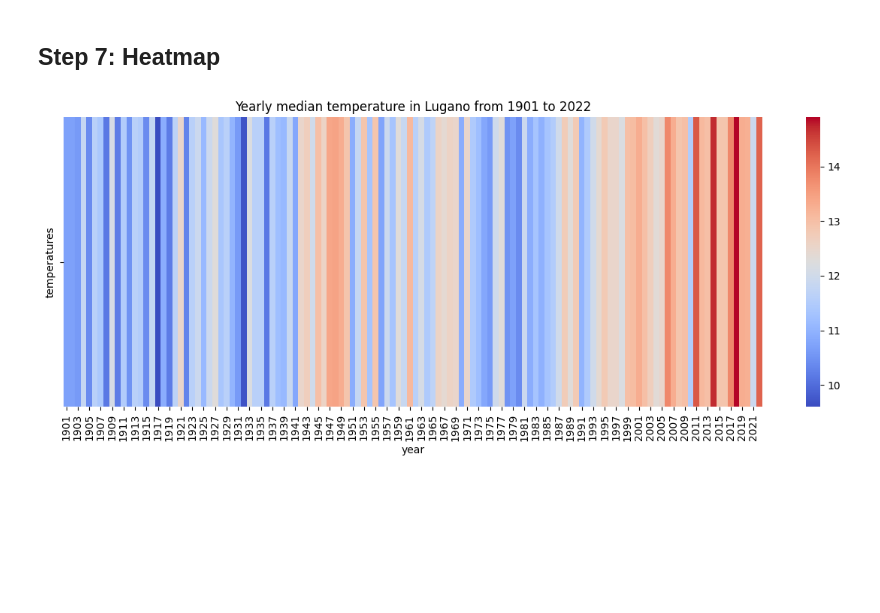
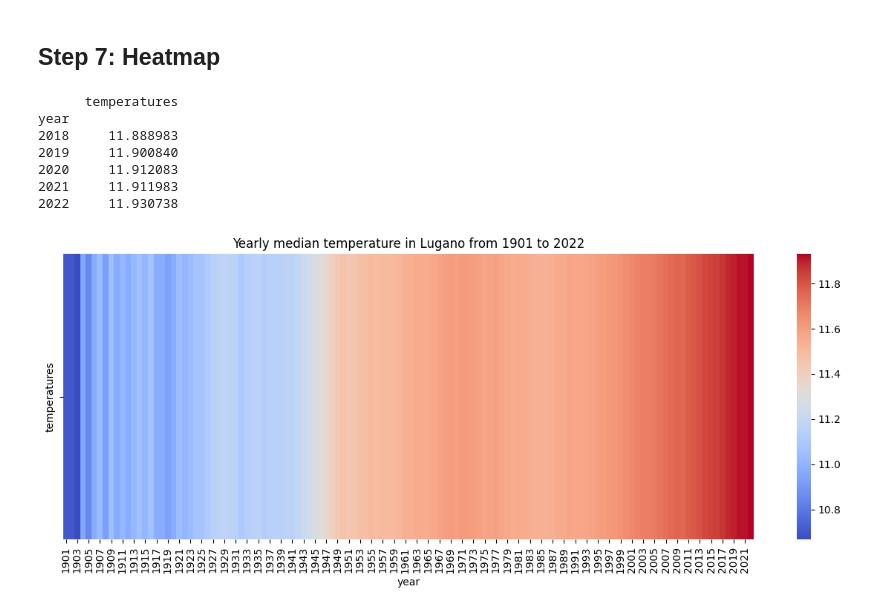
Before and after one commit to SMatti2/SE_25_DataScience, a Jupyter notebook: google_classroom/climate_stripes/solution.ipynb, the cells around one changed output. Cells and saved outputs as stored; diff of their text form; code cells hidden in the pictures; blank space fills up the shorter version.

Commit message:
Fixed usage of rolling() function The problem was was causing the first 5 years to be NaN

```diff
--- a/google_classroom/climate_stripes/solution.ipynb
+++ b/google_classroom/climate_stripes/solution.ipynb
@@ -111,26 +111,33 @@ Text(0.5, 1.0, 'Historical Temperature Data')
 # %%
 import seaborn as sns
 
 cmap = plt.get_cmap('coolwarm')
 
 # Create a new table removing the date column
 pivot_df = yearly_median_temperatures['temperatures']
 pivot_df = pd.DataFrame(pivot_df)
 
 # Create a heatmap
 plt.figure(figsize=(15, 5))
 plt.title('Yearly median temperature in Lugano from 1901 to 2022')
 
-# # Rolling average of 5 years heatmap
-# ts = pivot_df.rolling(window=5).mean()
-# print(ts.tail())
-# sns.heatmap(ts, cmap='coolwarm')
+# Rolling average of 5 years heatmap
+ts = pivot_df.rolling(window=5*365, min_periods=1).mean()
+print(ts.tail())
+sns.heatmap(ts.T, cmap='coolwarm')
 
-# Yearly heatmap
-pivot_df.transpose()
-sns.heatmap(pivot_df.T, cmap='coolwarm')
+# # Yearly heatmap
+# pivot_df.transpose()
+# sns.heatmap(pivot_df.T, cmap='coolwarm')
 
 plt.savefig('lugano_temperature_1901_2022_heatmap.png')
 plt.show()
 # %% [output]
+      temperatures
+year
+2018     11.888983
+2019     11.900840
+2020     11.912083
+2021     11.911983
+2022     11.930738
-[figure, old version]
+[figure, new version]
```
Also changed, not shown: 1 other file.
